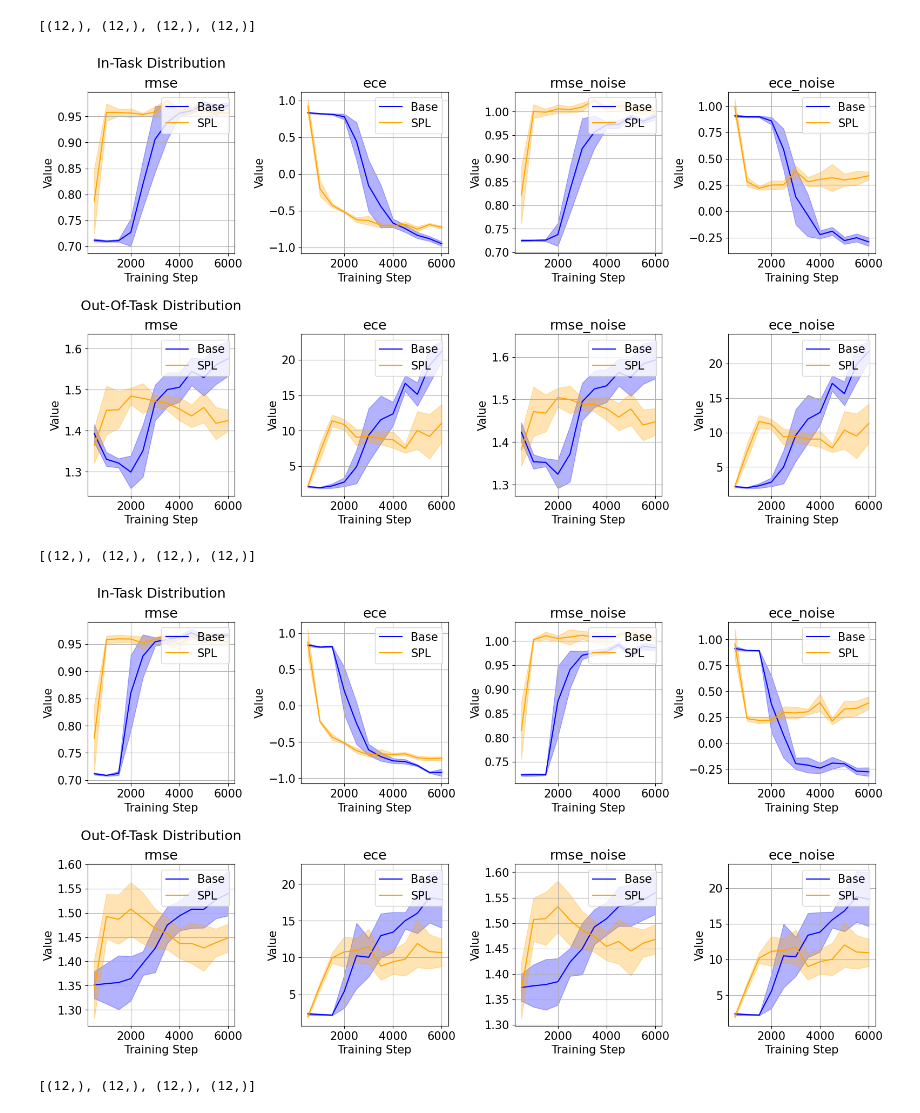
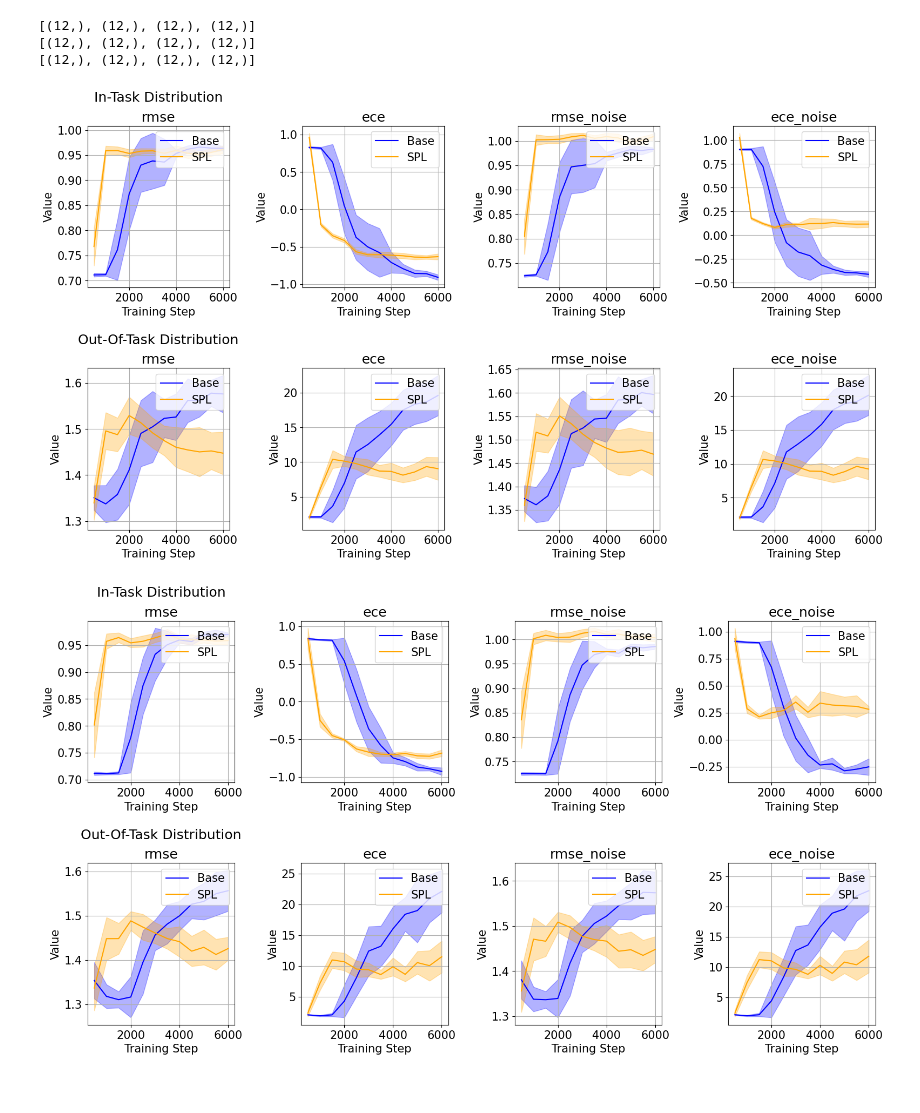
Before and after one commit to aszi09/CL_for_faster_Meta-learning, a Jupyter notebook: aa_experiment_scripts/spl_data_plot_aggregate_eval.ipynb, the cells around one changed output. Cells and saved outputs as stored; diff of their text form; code cells hidden in the pictures.

```diff
--- a/aa_experiment_scripts/spl_data_plot_aggregate_eval.ipynb
+++ b/aa_experiment_scripts/spl_data_plot_aggregate_eval.ipynb
@@ -41,7 +43,7 @@ from jax.tree_util import tree_map
 # for baseline this takes the form within a given folder (base_0_1)
 
 # Set the experiment directory
-experiment_directory = "exp_ds_5runs"
+experiment_directory = "exp_ds_10runs"
 
 # Lets also load in the curricula weights , its enough to load it in for one , becauase they used the same curricula params.
 
@@ -152,7 +154,7 @@ for ax in axs:
 plt.tight_layout()
 
 # Show plot
-plt.show()
+#plt.show()
 
 # Save plot
 fig.savefig("training_losses.png")
@@ -229,10 +231,9 @@ def plot_combined_metrics(base_in_means, base_in_stds, spl_in_means, spl_in_stds
 
     plt.tight_layout(rect=[0, 0.03, 1, 0.95])
     plt.savefig(f'aggregated_metrics_{noise_level}.png')
-    plt.show()
 
 
-experiment_directory = "exp_ds_5runs"
+experiment_directory = "exp_ds_10runs"
 
 plt.rcParams.update({'font.size': 15})
 # Get the list of noise setup directories
@@ -321,34 +322,34 @@ for i, noise_setup_directory in enumerate(noise_setup_directories):
     aggregated_spl_out_means = {k: v.mean(axis=0) for k, v in spl_out_means.items()}
 
     # Aggregate the stds for spl_out_metrics
     aggregated_spl_out_stds = {k: v.std(axis=0) for k, v in spl_out_means.items()}
 
 
     # Aggregate the means for spl_in_metrics
     aggregated_spl_in_means = {k: v.mean(axis=0) for k, v in spl_in_means.items()}
 
     aggregated_spl_in_stds = {k: v.std(axis=0) for k, v in spl_in_means.items()}
 
     # Aggregate the means for spl_out_metrics
     aggregated_spl_out_means = {k: v.mean(axis=0) for k, v in spl_out_means.items()}
 
     # Aggregate the stds for spl_out_metrics
     aggregated_spl_out_stds = {k: v.std(axis=0) for k, v in spl_out_means.items()}
 
 
     # Aggregate the means for spl_in_metrics
     aggregated_spl_in_means = {k: v.mean(axis=0) for k, v in spl_in_means.items()}
 
     # Aggregate the stds for spl_in_metrics
     aggregated_spl_in_stds = {k: v.std(axis=0) for k, v in spl_in_means.items()}
 
 
     plot_combined_metrics(aggregated_base_in_means, aggregated_base_in_stds, aggregated_spl_in_means, aggregated_spl_in_stds,
                             aggregated_base_out_means, aggregated_base_out_stds, aggregated_spl_out_means, aggregated_spl_out_stds,
                             noise_levels[0] + " - " + noise_levels[1])
 # %% [output]
 [(12,), (12,), (12,), (12,)]
+[(12,), (12,), (12,), (12,)]
+[(12,), (12,), (12,), (12,)]
-[figure, old version]
+[figure, new version]
-[(12,), (12,), (12,), (12,)]
-[figure, old version]
+[figure, new version]
-[(12,), (12,), (12,), (12,)]
```
Also changed, not shown: parts of 13 cells of this notebook, 4 other files.
